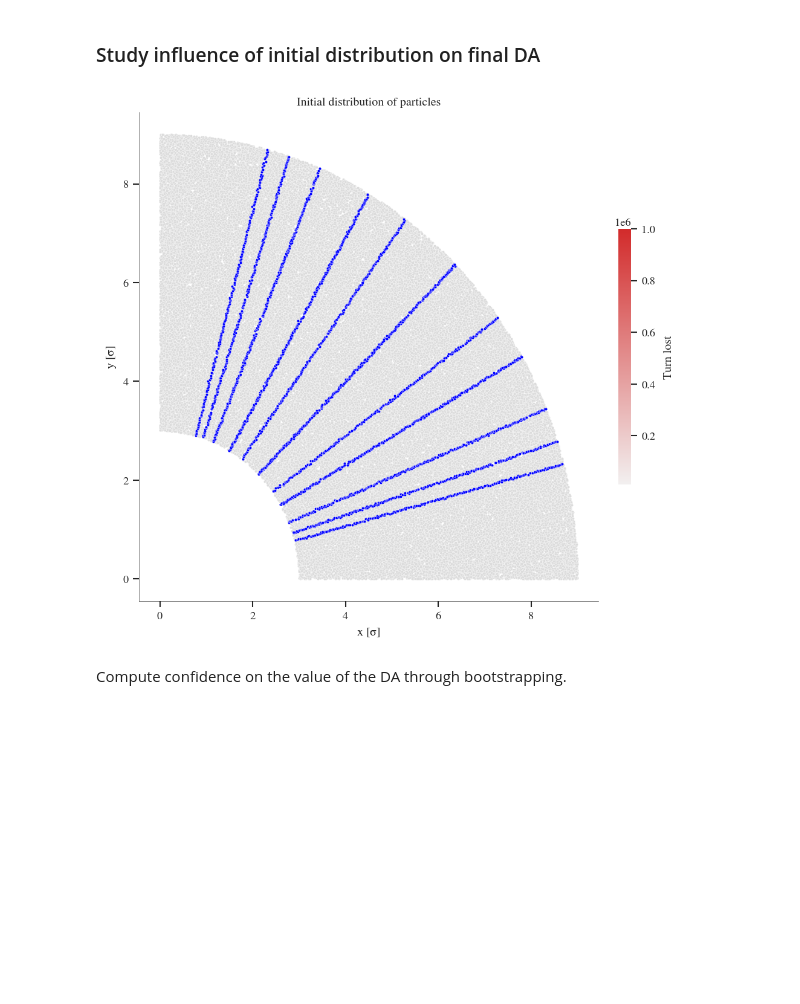
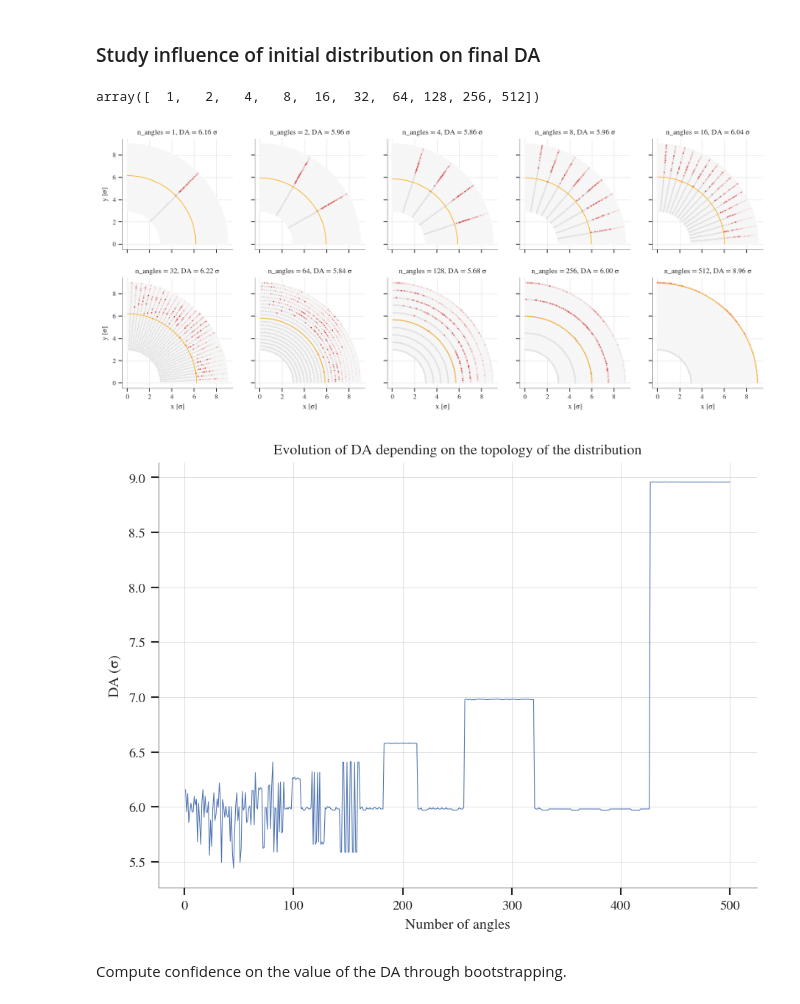
Before and after one commit to ColasDroin/DA_IPAC_2024, a Jupyter notebook: studies/analysis/analysis_convergence_DA.ipynb, the cells around one changed output. Saved outputs shown, nothing was run; the diff lists cells and outputs as text; code cells hidden in the pictures; blank space fills up the shorter version.

Commit message:
Update analyses with various number of angles

```diff
--- a/studies/analysis/analysis_convergence_DA.ipynb
+++ b/studies/analysis/analysis_convergence_DA.ipynb
@@ -429,37 +430,51 @@ plt.show()
 # Test diffent distributions, all with subsampling size 1280
 ll_x = []
 ll_y = []
-for n_angles in range(1,6):
+angle_space = np.logspace(0,9,10, dtype=int, base = 2)
+for n_angles in angle_space:
     l_angles = np.linspace(0,np.pi/2, n_angles + 2, endpoint = True)[1:-1]
     n_amplitudes = 1280//n_angles
     l_amplitudes = np.linspace(3,9, n_amplitudes)
     ll_x.append([np.cos(angle)*amplitude for angle in l_angles for amplitude in l_amplitudes])
     ll_y.append([np.sin(angle)*amplitude for angle in l_angles for amplitude in l_amplitudes])
 
-
 # Look for indices of closest neighbors in the master distribution (df_sim)
 l_indices = []
 for l_x, l_y in zip(ll_x, ll_y):
     l_indices.append([np.argmin((df_sim['x'] - x)**2 + (df_sim['y'] - y)**2) for x, y in zip(l_x, l_y)])
-
-# Plot the master distribution with the closest neighbors highlighted
-apply_better_style()
-fig, ax = plt.subplots(1, 1, figsize=(7, 7))
-norm = plt.Normalize(df_sim["at_turn"].min(), df_sim["at_turn"].max())
-sm = sns.light_palette("#D22B2B", as_cmap=True, n_colors=100)
-cmappable = ScalarMappable(norm=norm, cmap=sm)
-
-sns.scatterplot(data=df_sim, x="x", y="y", color = 'gainsboro', ax=ax, s=4)
-for indices in l_indices:
-    sns.scatterplot(data=df_sim.loc[indices], x="x", y="y", color = 'blue', ax=ax, s=4)
-
-ax.set_xlabel(r"x [$\sigma$]")
-ax.set_ylabel(r"y [$\sigma$]")
-ax.set_title("Initial distribution of particles")
-cbar = ax.figure.colorbar(cmappable, ax=ax, fraction=0.026, pad=0.04)
-cbar.ax.set_ylabel("Turn lost", rotation=90, va="bottom", labelpad=15)
-cbar.outline.set_visible(False)
-
-plt.show()
-# %% [output]
-[figure, removed]
+# %%
+angle_space
+# %% [output]
+array([  1,   2,   4,   8,  16,  32,  64, 128, 256, 512])
+# %%
+
+apply_better_style()
+fig, ax = plt.subplots(2, 5, figsize=(15, 6), sharex=True, sharey=True)
+norm = plt.Normalize(df_sim["at_turn"].min(), df_sim["at_turn"].max())
+sm = sns.light_palette("#D22B2B", as_cmap=True, n_colors=100)
+cmappable = ScalarMappable(norm=norm, cmap=sm)
+for i, indices in enumerate(l_indices):
+    # Plot the master distribution with the closest neighbors highlighted
+    sns.scatterplot(data=df_sim, x="x", y="y", color = 'whitesmoke', ax=ax[i//5, i%5], s=4)
+    sns.scatterplot(data=df_sim_survived.loc[df_sim_survived.index.isin(indices)], x="x", y="y", color = 'gainsboro', ax=ax[i//5, i%5], s=4)
+    sns.scatterplot(data=df_sim_lost.loc[df_sim_lost.index.isin(indices)], x="x", y="y", hue=df_sim_lost.loc[df_sim_lost.index.isin(indices)]["at_turn"], palette = sm, ax=ax[i//5, i%5], s=4)
+
+    ax[i//5, i%5].get_legend().remove()
+    ax[i//5, i%5].set_xlabel(r"x [$\sigma$]")
+    ax[i//5, i%5].set_ylabel(r"y [$\sigma$]")
+
+    #cbar = ax.figure.colorbar(cmappable, ax=ax, fraction=0.026, pad=0.04)
+    #cbar.ax.set_ylabel("Turn lost", rotation=90, va="bottom", labelpad=15)
+    #cbar.outline.set_visible(False)
+
+    # Add DA to plot
+    DA = np.min(df_sim_lost.loc[df_sim_lost.index.isin(indices)]["amplitude"])
+    ax[i//5, i%5].set_title(f"n_angles = {angle_space[i]}, DA = {DA:.2f} $\sigma$")
+    arc = Arc((0, 0), 2*DA, 2*DA, color='orange', theta1=0, theta2=90)
+    ax[i//5, i%5].add_patch(arc)
+    ax[i//5, i%5].set_aspect('equal', adjustable='box')
+
+    ax[i//5, i%5].grid(visible=None)
+plt.show()
+# %% [output]
+[figure, added]
@@ -466,3 +497,18 @@ plt.show()
+# %%
+l_DA = [np.min(df_sim_lost.loc[df_sim_lost.index.isin(indices)]["amplitude"]) for indices in l_indices]
+
+# Plot evolution of DA depending on the topology of the distribution
+fig, ax = plt.subplots(1, 1, figsize=(7, 5))
+sns.lineplot(x=angle_space, y=l_DA, ax=ax)
+ax.set_xlabel("Number of angles")
+ax.set_ylabel("DA ($\sigma$)")
+ax.set_title("Evolution of DA depending on the topology of the distribution")
+ax.grid(visible=True)
+for axis in [ax.xaxis, ax.yaxis]:
+    axis.set_major_formatter(ScalarFormatter())
+plt.show()
+# %% [output]
+[figure, added]
 # %% [markdown]
 Compute confidence on the value of the DA through bootstrapping.
 # %%
```
Also changed, not shown: parts of 2 cells of this notebook.
